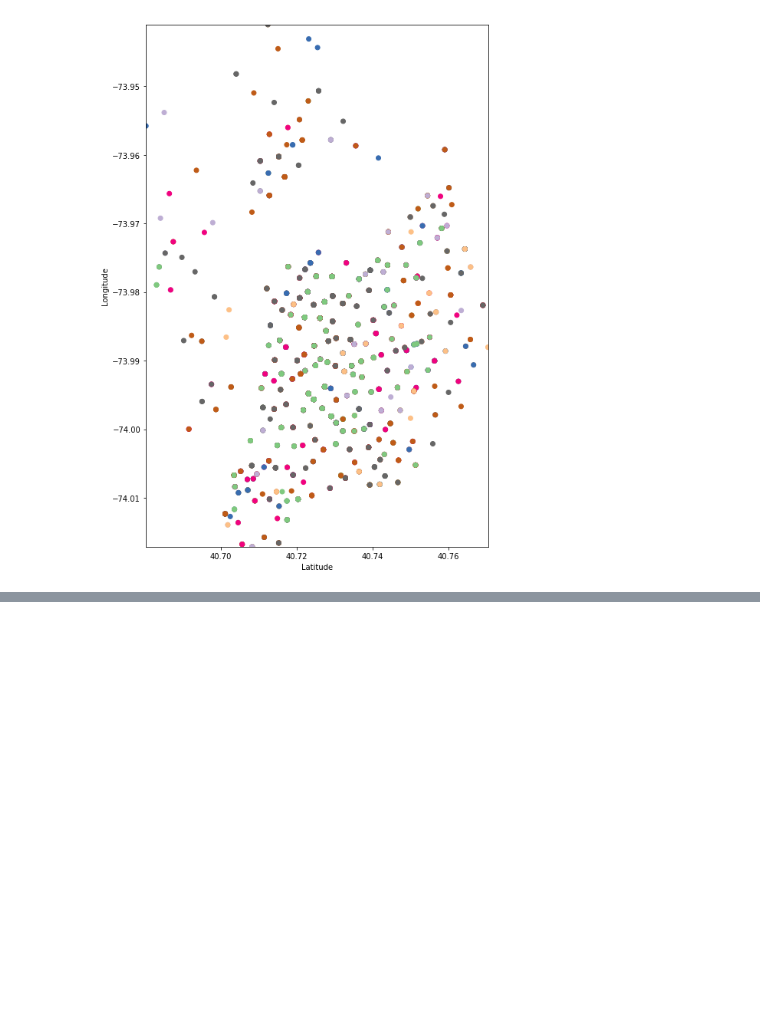
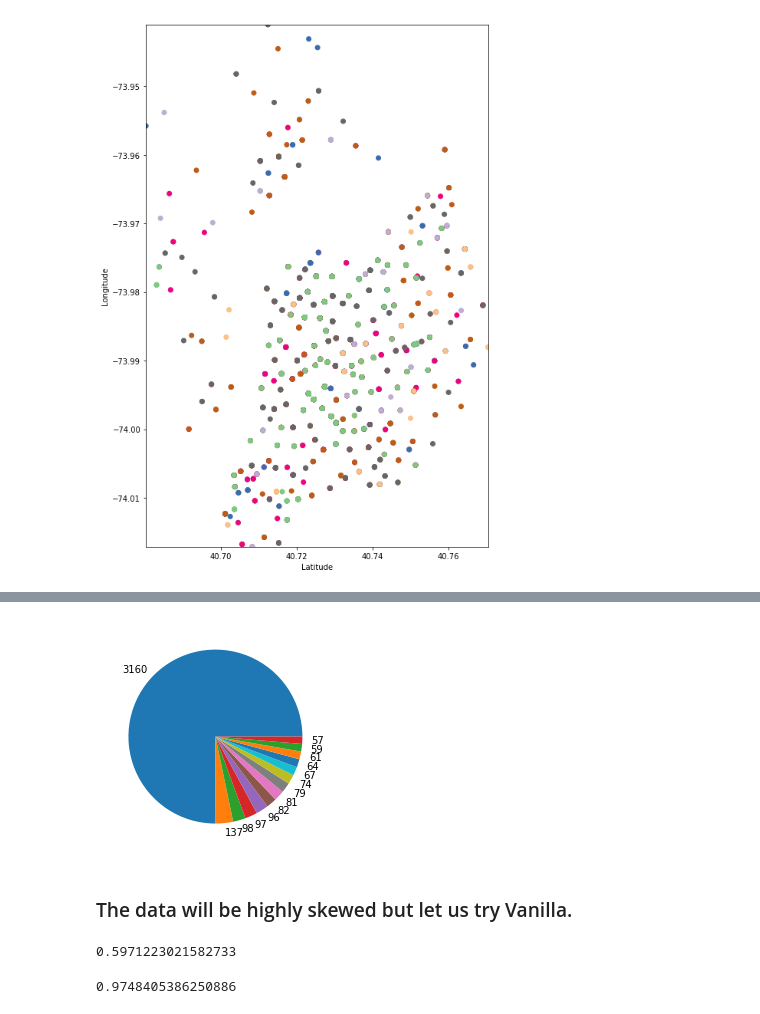
Before and after one commit to pulkitmehta/bikeIntel, a Jupyter notebook: Destination recommender.ipynb, the cells around one changed output, grey strips where cells are left out. Saved outputs shown, nothing was run; the diff lists cells and outputs as text; code cells hidden in the pictures; blank space fills up the shorter version.

```diff
--- a/Untitled.ipynb
+++ b/Destination recommender.ipynb
@@ -111,0 +152,9 @@ plt.plot()
+# %%
+mask_it = dict()
+vals = counts.values
+idxes = counts.index
+for i in range(len(counts)):
+    if vals[i] < 57 :
+        mask_it[idxes[i]] = True
+    else:
+        mask_it[idxes[i]] = False
@@ -111,0 +165,8 @@ plt.plot()
+# %%
+new_dest = []
+for i in destinations:
+    if mask_it[i] == True:
+        new_dest.append(-1)
+    else:
+        new_dest.append(i)
+new_dest = np.array(new_dest)
@@ -111,0 +177,7 @@ plt.plot()
+# %%
+plt.pie(pd.Series(new_dest).value_counts().values, labels=pd.Series(new_dest).value_counts().values)
+plt.show()
+# %% [output]
+[figure, added]
+# %% [markdown]
+### The data will be highly skewed but let us try Vanilla.
@@ -111,0 +186,10 @@ plt.plot()
+# %%
+knn = KNeighborsClassifier(n_neighbors=1)
+knn.fit(X_train,y_train)
+knn.score(X_test,y_test)
+# %% [output]
+0.5971223021582733
+# %%
+knn.score(X_train,y_train)
+# %% [output]
+0.9748405386250886
```
Also changed, not shown: parts of 19 cells of this notebook.
